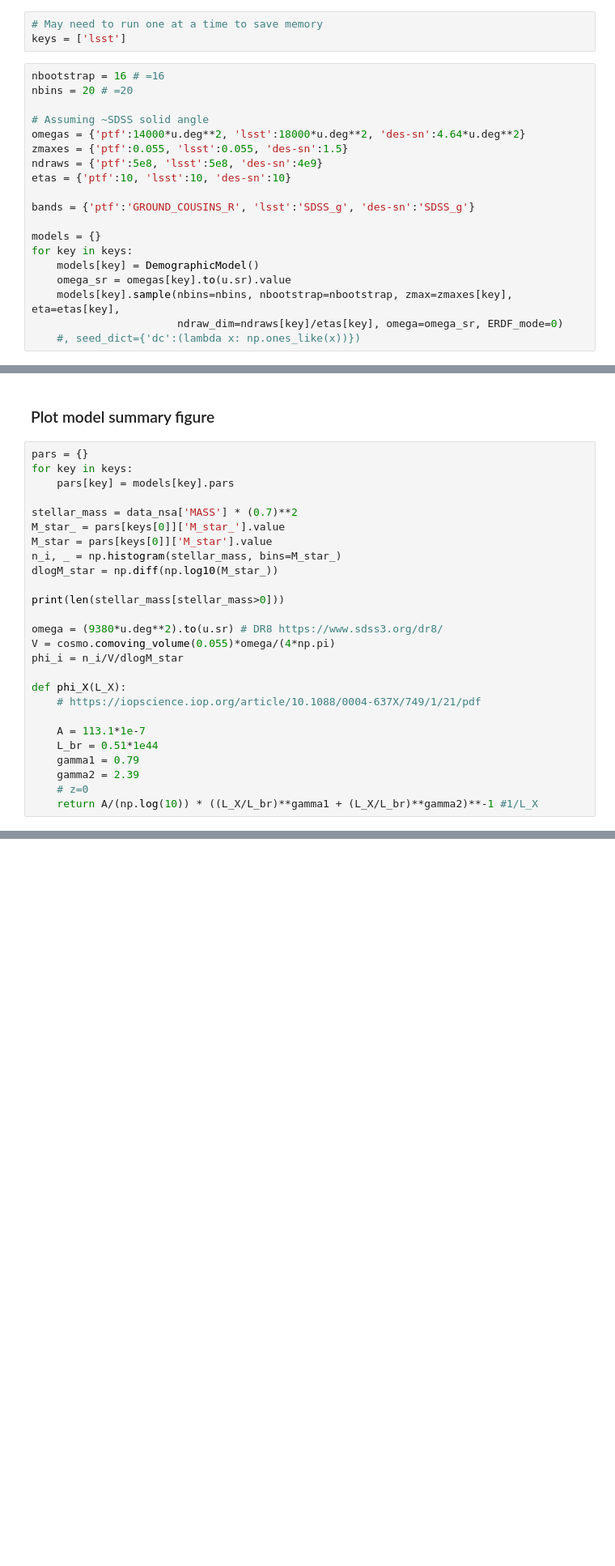
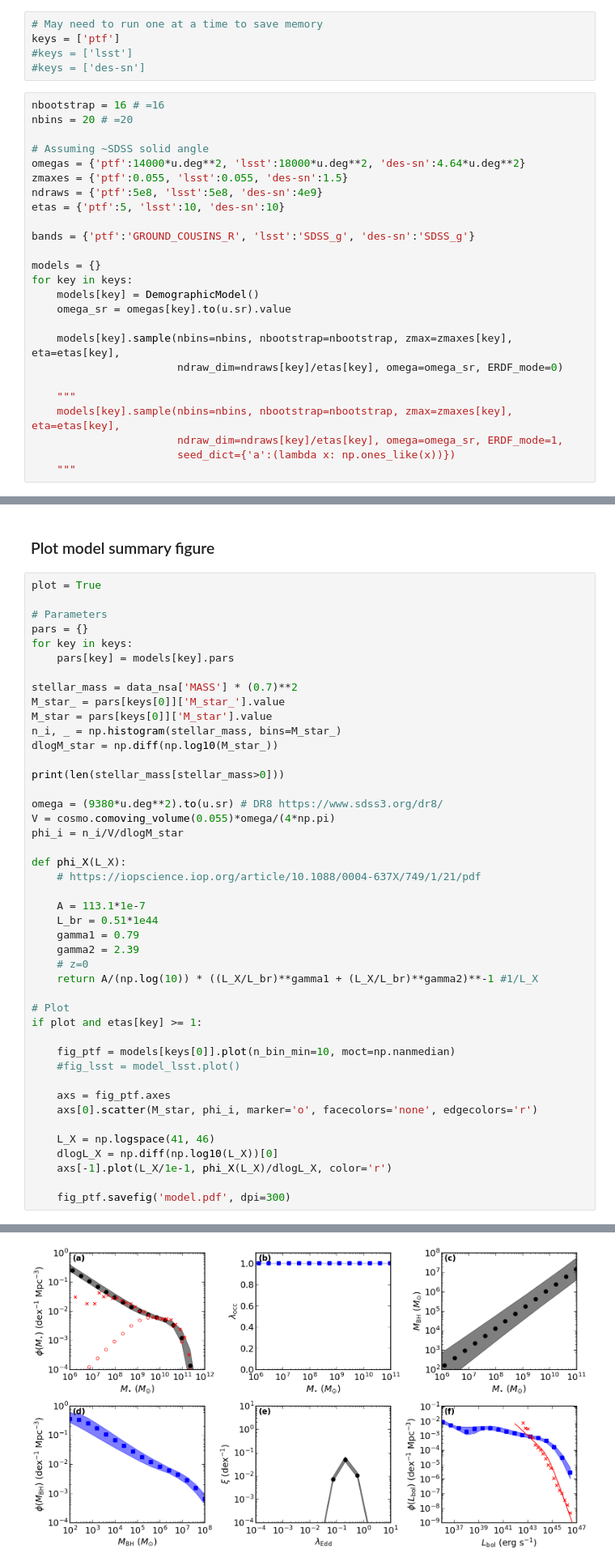
Before and after one commit to burke86/imbh_forecast, a Jupyter notebook: forecast.ipynb, the cells around one changed output, grey strips where cells are left out. Shown at 81% size. Drawn from its saved outputs; the diff is of its cells as text; blank space fills up the shorter version.

```diff
--- a/forecast.ipynb
+++ b/forecast.ipynb
@@ -224,7 +224,9 @@ No handles with labels found to put in legend.
 ### Load previous model instance
 # %%
 # May need to run one at a time to save memory
-keys = ['lsst']
+keys = ['ptf']
+#keys = ['lsst']
+#keys = ['des-sn']
 # %%
 nbootstrap = 16 # =16
 nbins = 20 # =20
@@ -233,7 +235,7 @@ nbins = 20 # =20
 omegas = {'ptf':14000*u.deg**2, 'lsst':18000*u.deg**2, 'des-sn':4.64*u.deg**2}
 zmaxes = {'ptf':0.055, 'lsst':0.055, 'des-sn':1.5}
 ndraws = {'ptf':5e8, 'lsst':5e8, 'des-sn':4e9}
-etas = {'ptf':10, 'lsst':10, 'des-sn':10}
+etas = {'ptf':5, 'lsst':10, 'des-sn':10}
 
 bands = {'ptf':'GROUND_COUSINS_R', 'lsst':'SDSS_g', 'des-sn':'SDSS_g'}
 
@@ -241,8 +243,14 @@ models = {}
 for key in keys:
     models[key] = DemographicModel()
     omega_sr = omegas[key].to(u.sr).value
+
     models[key].sample(nbins=nbins, nbootstrap=nbootstrap, zmax=zmaxes[key], eta=etas[key],
                        ndraw_dim=ndraws[key]/etas[key], omega=omega_sr, ERDF_mode=0)
-    #, seed_dict={'dc':(lambda x: np.ones_like(x))})
+
+    """
+    models[key].sample(nbins=nbins, nbootstrap=nbootstrap, zmax=zmaxes[key], eta=etas[key],
+                       ndraw_dim=ndraws[key]/etas[key], omega=omega_sr, ERDF_mode=1,
+                       seed_dict={'a':(lambda x: np.ones_like(x))})
+    """
 # %% [output]
 Using Reines et al. 2015 host-BH mass relation for low redshifts
@@ -517,6 +578,9 @@ fig.savefig('fhost.pdf', dpi=300)
 # %% [markdown]
 ### Plot model summary figure
 # %%
+plot = True
+
+# Parameters
 pars = {}
 for key in keys:
     pars[key] = models[key].pars
@@ -542,3 +606,19 @@ def phi_X(L_X):
     gamma2 = 2.39
     # z=0
     return A/(np.log(10)) * ((L_X/L_br)**gamma1 + (L_X/L_br)**gamma2)**-1 #1/L_X
+
+# Plot
+if plot and etas[key] >= 1:
+
+    fig_ptf = models[keys[0]].plot(n_bin_min=10, moct=np.nanmedian)
+    #fig_lsst = model_lsst.plot()
+
+    axs = fig_ptf.axes
+    axs[0].scatter(M_star, phi_i, marker='o', facecolors='none', edgecolors='r')
+
+    L_X = np.logspace(41, 46)
+    dlogL_X = np.diff(np.log10(L_X))[0]
+    axs[-1].plot(L_X/1e-1, phi_X(L_X)/dlogL_X, color='r')
+
+    fig_ptf.savefig('model.pdf', dpi=300)
+# %% [output]
@@ -544,0 +626 @@ def phi_X(L_X):
+[figure, added]
```
Also changed, not shown: parts of 30 cells of this notebook, 1 other file.
